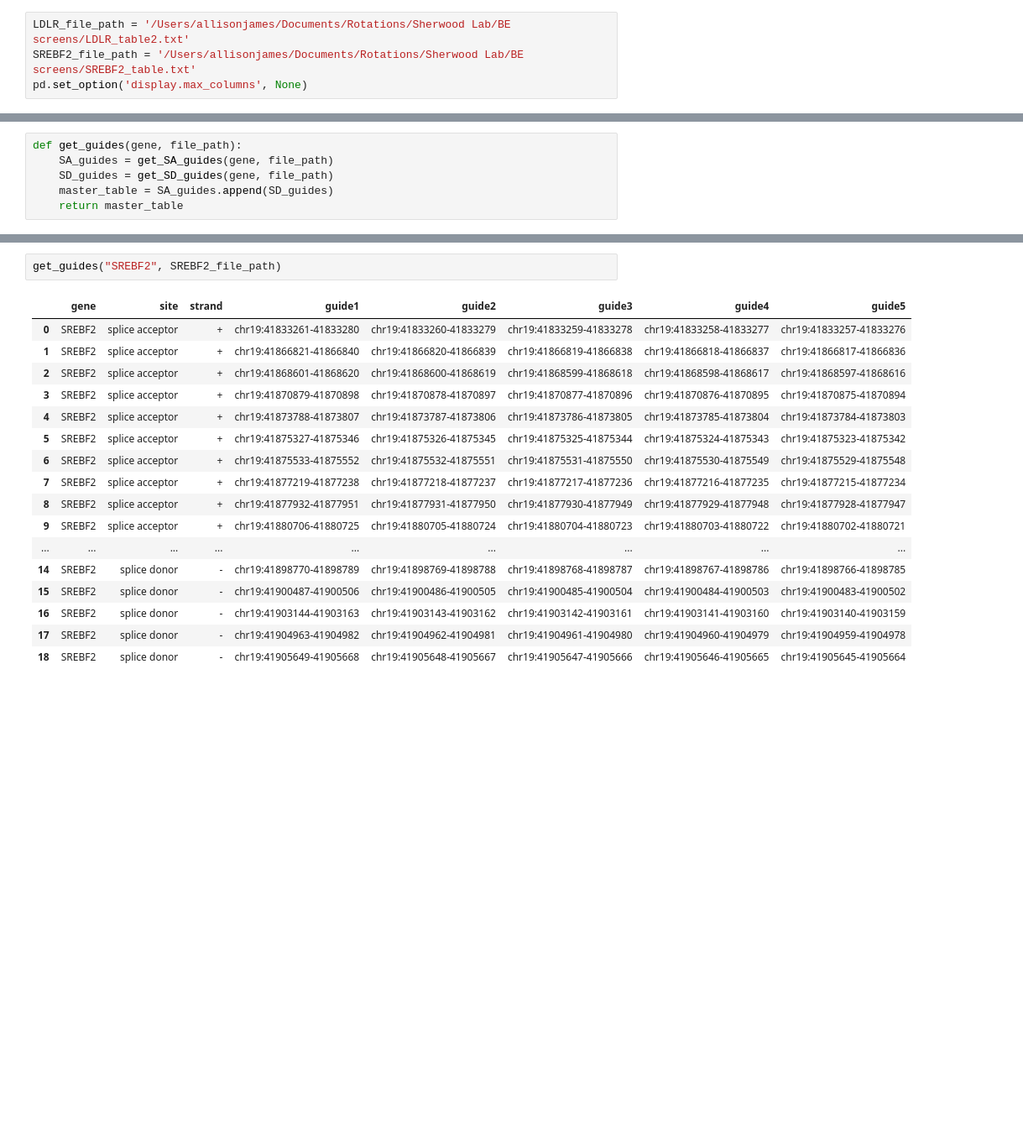
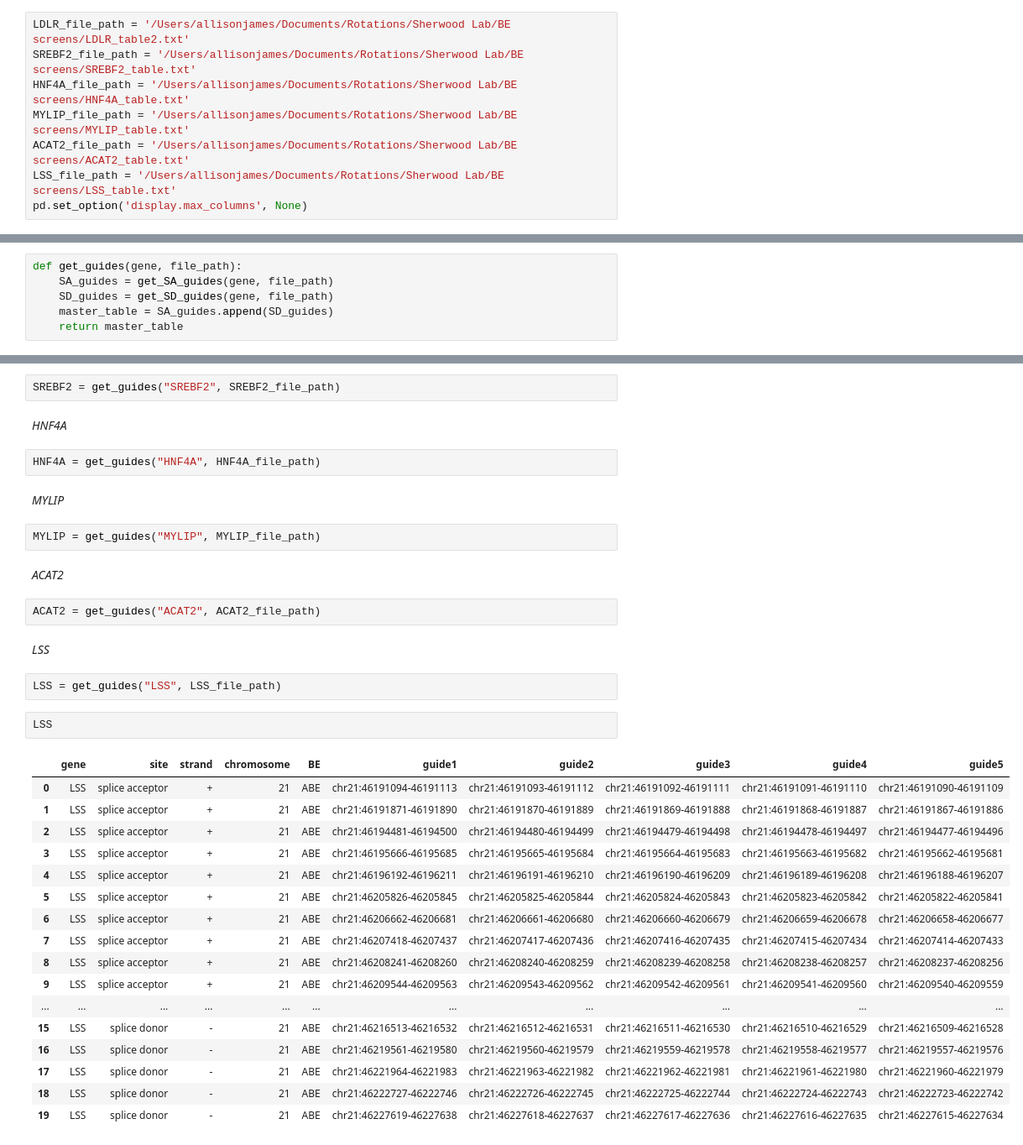
Before and after one commit to allison-james/Cholesterol_BE_guides, a Jupyter notebook: BE_guides_master_table.ipynb, the cells around one changed output, grey strips where cells are left out. Shown at 84% size. Drawn from its saved outputs; the diff is of its cells as text; blank space fills up the shorter version.

```diff
--- a/BE_guides_master_table.ipynb
+++ b/BE_guides_master_table.ipynb
@@ -5,6 +5,10 @@ from datascience import *
 # %%
 LDLR_file_path = '/Users/allisonjames/Documents/Rotations/Sherwood Lab/BE screens/LDLR_table2.txt'
 SREBF2_file_path = '/Users/allisonjames/Documents/Rotations/Sherwood Lab/BE screens/SREBF2_table.txt'
+HNF4A_file_path = '/Users/allisonjames/Documents/Rotations/Sherwood Lab/BE screens/HNF4A_table.txt'
+MYLIP_file_path = '/Users/allisonjames/Documents/Rotations/Sherwood Lab/BE screens/MYLIP_table.txt'
+ACAT2_file_path = '/Users/allisonjames/Documents/Rotations/Sherwood Lab/BE screens/ACAT2_table.txt'
+LSS_file_path = '/Users/allisonjames/Documents/Rotations/Sherwood Lab/BE screens/LSS_table.txt'
 pd.set_option('display.max_columns', None)
 # %%
 def get_SA_guides(gene, file_path):
@@ -97,20 +109,38 @@ get_guides("LDLR", LDLR_file_path)
 # %%
-get_guides("SREBF2", SREBF2_file_path)
+SREBF2 = get_guides("SREBF2", SREBF2_file_path)
-# %% [output]
-|  | gene | site | strand | guide1 | guide2 | guide3 | guide4 | guide5 |
-| 0 | SREBF2 | splice acceptor | + | chr19:41833261-41833280 | chr19:41833260-41833279 | chr19:41833259-41833278 | chr19:41833258-41833277 | chr19:41833257-41833276 |
-| 1 | SREBF2 | splice acceptor | + | chr19:41866821-41866840 | chr19:41866820-41866839 | chr19:41866819-41866838 | chr19:41866818-41866837 | chr19:41866817-41866836 |
-| 2 | SREBF2 | splice acceptor | + | chr19:41868601-41868620 | chr19:41868600-41868619 | chr19:41868599-41868618 | chr19:41868598-41868617 | chr19:41868597-41868616 |
-| 3 | SREBF2 | splice acceptor | + | chr19:41870879-41870898 | chr19:41870878-41870897 | chr19:41870877-41870896 | chr19:41870876-41870895 | chr19:41870875-41870894 |
-| 4 | SREBF2 | splice acceptor | + | chr19:41873788-41873807 | chr19:41873787-41873806 | chr19:41873786-41873805 | chr19:41873785-41873804 | chr19:41873784-41873803 |
-| 5 | SREBF2 | splice acceptor | + | chr19:41875327-41875346 | chr19:41875326-41875345 | chr19:41875325-41875344 | chr19:41875324-41875343 | chr19:41875323-41875342 |
-| 6 | SREBF2 | splice acceptor | + | chr19:41875533-41875552 | chr19:41875532-41875551 | chr19:41875531-41875550 | chr19:41875530-41875549 | chr19:41875529-41875548 |
-| 7 | SREBF2 | splice acceptor | + | chr19:41877219-41877238 | chr19:41877218-41877237 | chr19:41877217-41877236 | chr19:41877216-41877235 | chr19:41877215-41877234 |
-| 8 | SREBF2 | splice acceptor | + | chr19:41877932-41877951 | chr19:41877931-41877950 | chr19:41877930-41877949 | chr19:41877929-41877948 | chr19:41877928-41877947 |
-| 9 | SREBF2 | splice acceptor | + | chr19:41880706-41880725 | chr19:41880705-41880724 | chr19:41880704-41880723 | chr19:41880703-41880722 | chr19:41880702-41880721 |
-| ... | ... | ... | ... | ... | ... | ... | ... | ... |
-| 14 | SREBF2 | splice donor | - | chr19:41898770-41898789 | chr19:41898769-41898788 | chr19:41898768-41898787 | chr19:41898767-41898786 | chr19:41898766-41898785 |
-| 15 | SREBF2 | splice donor | - | chr19:41900487-41900506 | chr19:41900486-41900505 | chr19:41900485-41900504 | chr19:41900484-41900503 | chr19:41900483-41900502 |
-| 16 | SREBF2 | splice donor | - | chr19:41903144-41903163 | chr19:41903143-41903162 | chr19:41903142-41903161 | chr19:41903141-41903160 | chr19:41903140-41903159 |
-| 17 | SREBF2 | splice donor | - | chr19:41904963-41904982 | chr19:41904962-41904981 | chr19:41904961-41904980 | chr19:41904960-41904979 | chr19:41904959-41904978 |
-| 18 | SREBF2 | splice donor | - | chr19:41905649-41905668 | chr19:41905648-41905667 | chr19:41905647-41905666 | chr19:41905646-41905665 | chr19:41905645-41905664 |
+# %% [markdown]
+*HNF4A*
+# %%
+HNF4A = get_guides("HNF4A", HNF4A_file_path)
+# %% [markdown]
+*MYLIP*
+# %%
+MYLIP = get_guides("MYLIP", MYLIP_file_path)
+# %% [markdown]
+*ACAT2*
+# %%
+ACAT2 = get_guides("ACAT2", ACAT2_file_path)
+# %% [markdown]
+*LSS*
+# %%
+LSS = get_guides("LSS", LSS_file_path)
+# %%
+LSS
+# %% [output]
+|  | gene | site | strand | chromosome | BE | guide1 | guide2 | guide3 | guide4 | guide5 |
+| 0 | LSS | splice acceptor | + | 21 | ABE | chr21:46191094-46191113 | chr21:46191093-46191112 | chr21:46191092-46191111 | chr21:46191091-46191110 | chr21:46191090-46191109 |
+| 1 | LSS | splice acceptor | + | 21 | ABE | chr21:46191871-46191890 | chr21:46191870-46191889 | chr21:46191869-46191888 | chr21:46191868-46191887 | chr21:46191867-46191886 |
+| 2 | LSS | splice acceptor | + | 21 | ABE | chr21:46194481-46194500 | chr21:46194480-46194499 | chr21:46194479-46194498 | chr21:46194478-46194497 | chr21:46194477-46194496 |
+| 3 | LSS | splice acceptor | + | 21 | ABE | chr21:46195666-46195685 | chr21:46195665-46195684 | chr21:46195664-46195683 | chr21:46195663-46195682 | chr21:46195662-46195681 |
+| 4 | LSS | splice acceptor | + | 21 | ABE | chr21:46196192-46196211 | chr21:46196191-46196210 | chr21:46196190-46196209 | chr21:46196189-46196208 | chr21:46196188-46196207 |
+| 5 | LSS | splice acceptor | + | 21 | ABE | chr21:46205826-46205845 | chr21:46205825-46205844 | chr21:46205824-46205843 | chr21:46205823-46205842 | chr21:46205822-46205841 |
+| 6 | LSS | splice acceptor | + | 21 | ABE | chr21:46206662-46206681 | chr21:46206661-46206680 | chr21:46206660-46206679 | chr21:46206659-46206678 | chr21:46206658-46206677 |
+| 7 | LSS | splice acceptor | + | 21 | ABE | chr21:46207418-46207437 | chr21:46207417-46207436 | chr21:46207416-46207435 | chr21:46207415-46207434 | chr21:46207414-46207433 |
+| 8 | LSS | splice acceptor | + | 21 | ABE | chr21:46208241-46208260 | chr21:46208240-46208259 | chr21:46208239-46208258 | chr21:46208238-46208257 | chr21:46208237-46208256 |
+| 9 | LSS | splice acceptor | + | 21 | ABE | chr21:46209544-46209563 | chr21:46209543-46209562 | chr21:46209542-46209561 | chr21:46209541-46209560 | chr21:46209540-46209559 |
+| ... | ... | ... | ... | ... | ... | ... | ... | ... | ... | ... |
+| 15 | LSS | splice donor | - | 21 | ABE | chr21:46216513-46216532 | chr21:46216512-46216531 | chr21:46216511-46216530 | chr21:46216510-46216529 | chr21:46216509-46216528 |
+| 16 | LSS | splice donor | - | 21 | ABE | chr21:46219561-46219580 | chr21:46219560-46219579 | chr21:46219559-46219578 | chr21:46219558-46219577 | chr21:46219557-46219576 |
+| 17 | LSS | splice donor | - | 21 | ABE | chr21:46221964-46221983 | chr21:46221963-46221982 | chr21:46221962-46221981 | chr21:46221961-46221980 | chr21:46221960-46221979 |
+| 18 | LSS | splice donor | - | 21 | ABE | chr21:46222727-46222746 | chr21:46222726-46222745 | chr21:46222725-46222744 | chr21:46222724-46222743 | chr21:46222723-46222742 |
+| 19 | LSS | splice donor | - | 21 | ABE | chr21:46227619-46227638 | chr21:46227618-46227637 | chr21:46227617-46227636 | chr21:46227616-46227635 | chr21:46227615-46227634 |
```
Also changed, not shown: parts of 6 cells of this notebook.
